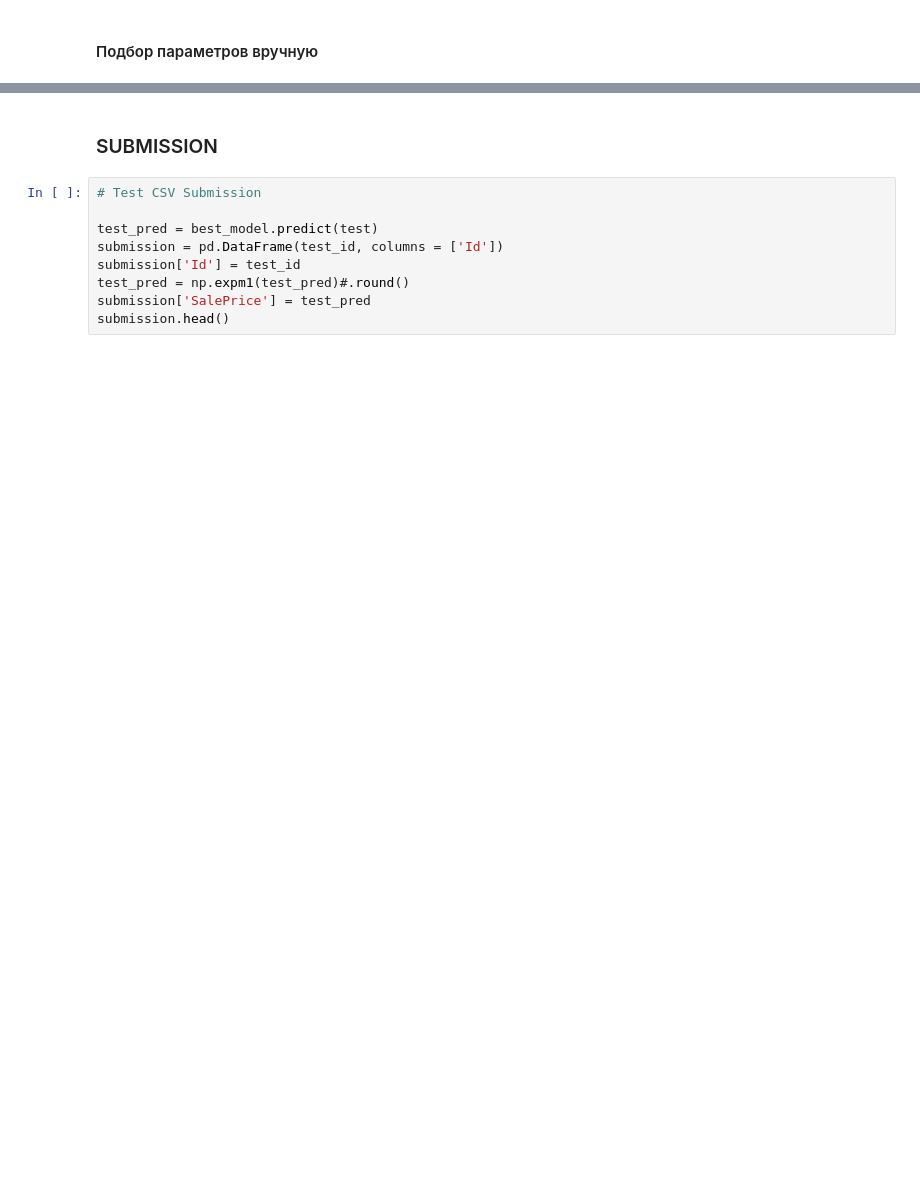
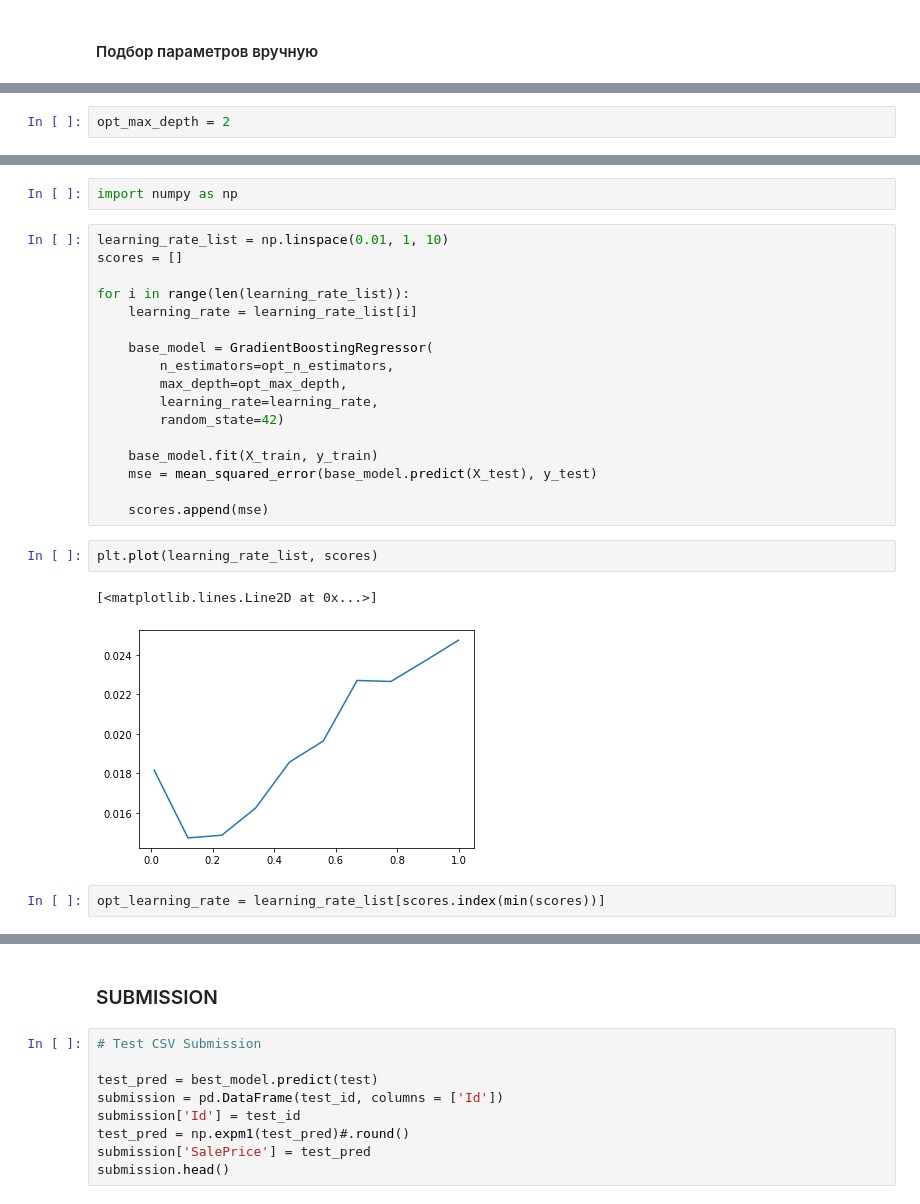
Before and after one commit to EgorovM/wsr-2020-notebooks, a Jupyter notebook: model-tuning.ipynb, the cells around one changed output, grey strips where cells are left out. Saved outputs shown, nothing was run; the diff lists cells and outputs as text; blank space fills up the shorter version.

```diff
--- a/model-tuning.ipynb
+++ b/model-tuning.ipynb
@@ -427,0 +527,2 @@ opt_n_estimators = 500
+# %%
+opt_max_depth = 2
@@ -427,0 +531,26 @@ opt_n_estimators = 500
+# %%
+import numpy as np
+# %%
+learning_rate_list = np.linspace(0.01, 1, 10)
+scores = []
+
+for i in range(len(learning_rate_list)):
+    learning_rate = learning_rate_list[i]
+
+    base_model = GradientBoostingRegressor(
+        n_estimators=opt_n_estimators,
+        max_depth=opt_max_depth,
+        learning_rate=learning_rate,
+        random_state=42)
+
+    base_model.fit(X_train, y_train)
+    mse = mean_squared_error(base_model.predict(X_test), y_test)
+
+    scores.append(mse)
+# %%
+plt.plot(learning_rate_list, scores)
+# %% [output]
+[<matplotlib.lines.Line2D at 0x...>]
+[figure, added]
+# %%
+opt_learning_rate = learning_rate_list[scores.index(min(scores))]
```
Also changed, not shown: parts of 27 cells of this notebook, 1 other file.
